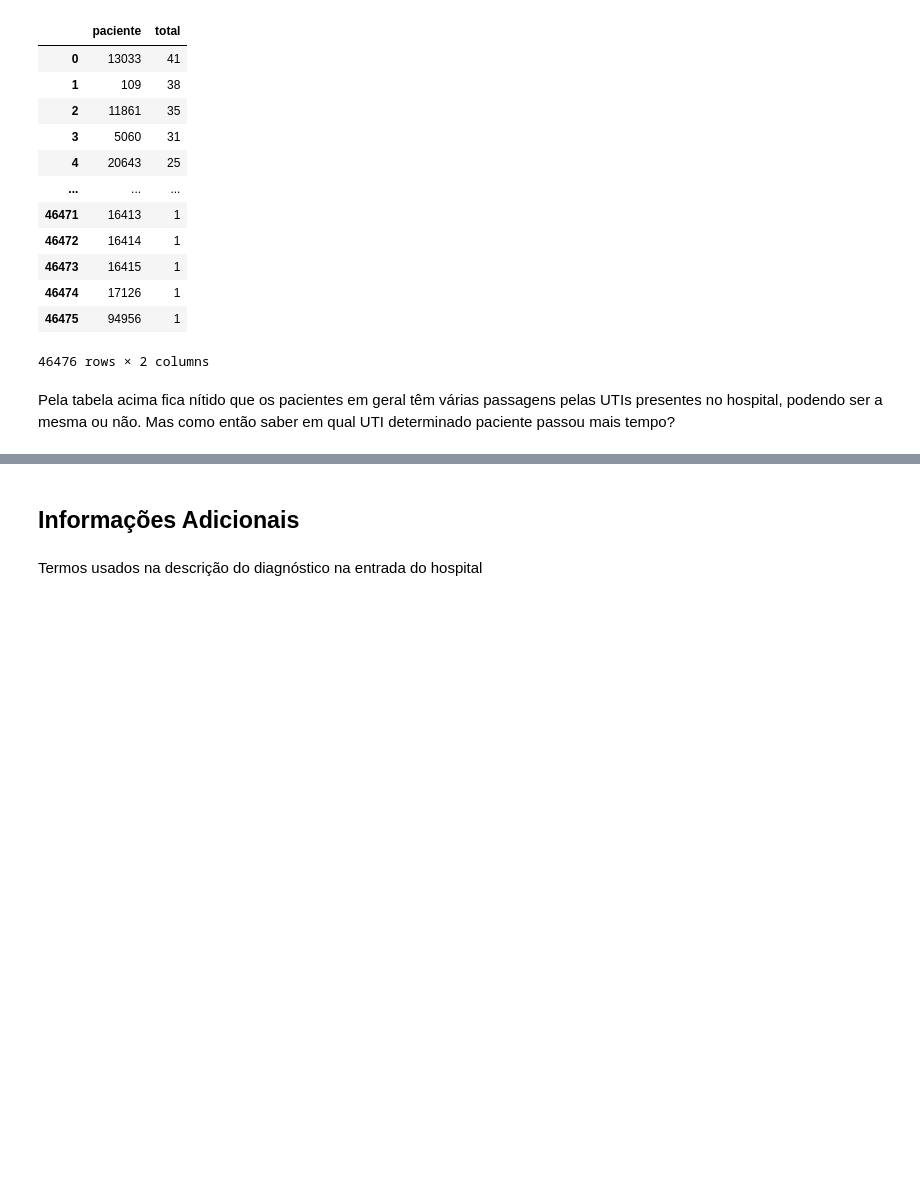
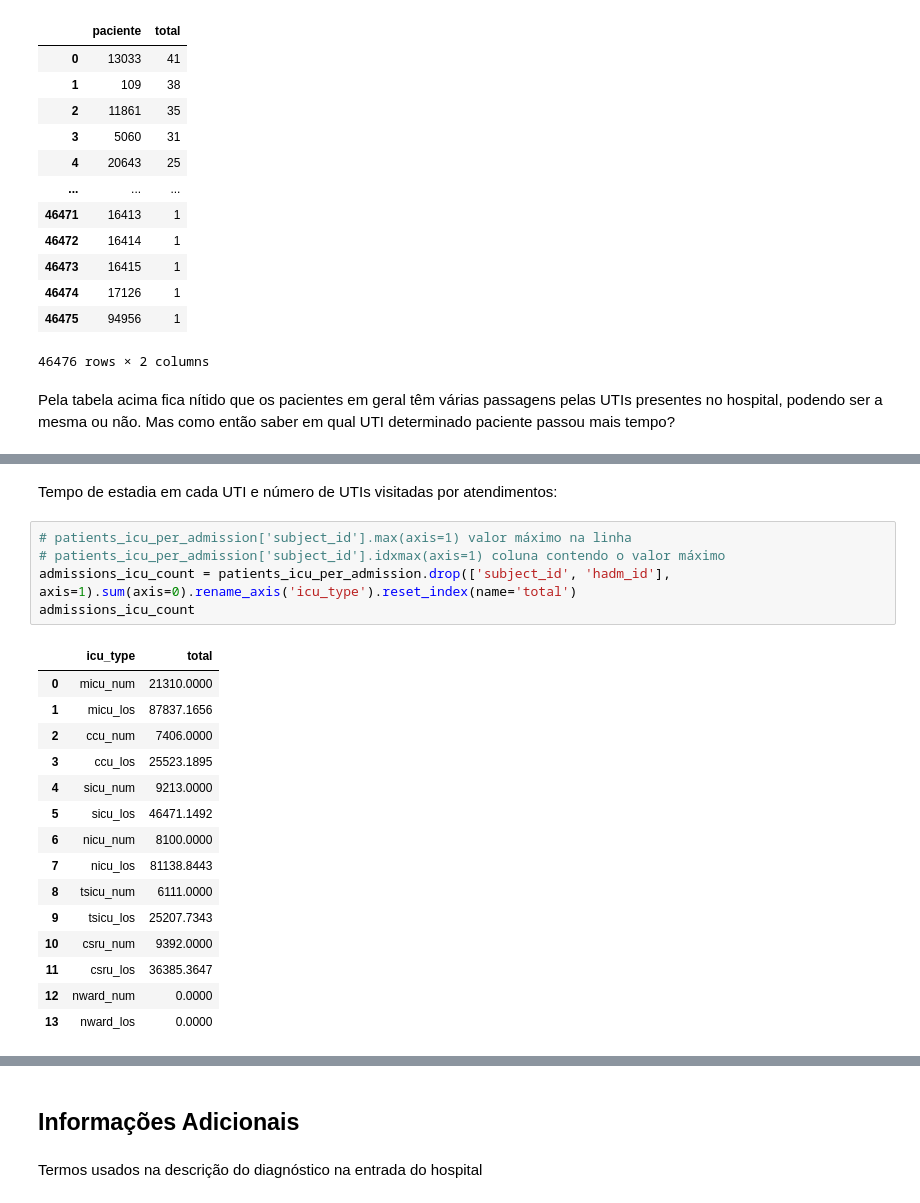
Before and after one commit to camila-cg/mimic-3, a Jupyter notebook: análise-exploratória.ipynb, the cells around one changed output, grey strips where cells are left out. Drawn from its saved outputs; the diff is of its cells as text; blank space fills up the shorter version.

```diff
--- a/análise-exploratória.ipynb
+++ b/análise-exploratória.ipynb
@@ -826,0 +806,23 @@ dtype: object
+# %% [markdown]
+Tempo de estadia em cada UTI e número de UTIs visitadas por atendimentos:
+# %%
+# patients_icu_per_admission['subject_id'].max(axis=1) valor máximo na linha
+# patients_icu_per_admission['subject_id'].idxmax(axis=1) coluna contendo o valor máximo
+admissions_icu_count = patients_icu_per_admission.drop(['subject_id', 'hadm_id'], axis=1).sum(axis=0).rename_axis('icu_type').reset_index(name='total')
+admissions_icu_count
+# %% [output]
+|  | icu_type | total |
+| 0 | micu_num | 21310.0000 |
+| 1 | micu_los | 87837.1656 |
+| 2 | ccu_num | 7406.0000 |
+| 3 | ccu_los | 25523.1895 |
+| 4 | sicu_num | 9213.0000 |
+| 5 | sicu_los | 46471.1492 |
+| 6 | nicu_num | 8100.0000 |
+| 7 | nicu_los | 81138.8443 |
+| 8 | tsicu_num | 6111.0000 |
+| 9 | tsicu_los | 25207.7343 |
+| 10 | csru_num | 9392.0000 |
+| 11 | csru_los | 36385.3647 |
+| 12 | nward_num | 0.0000 |
+| 13 | nward_los | 0.0000 |
```
Also changed, not shown: parts of 13 cells of this notebook.
